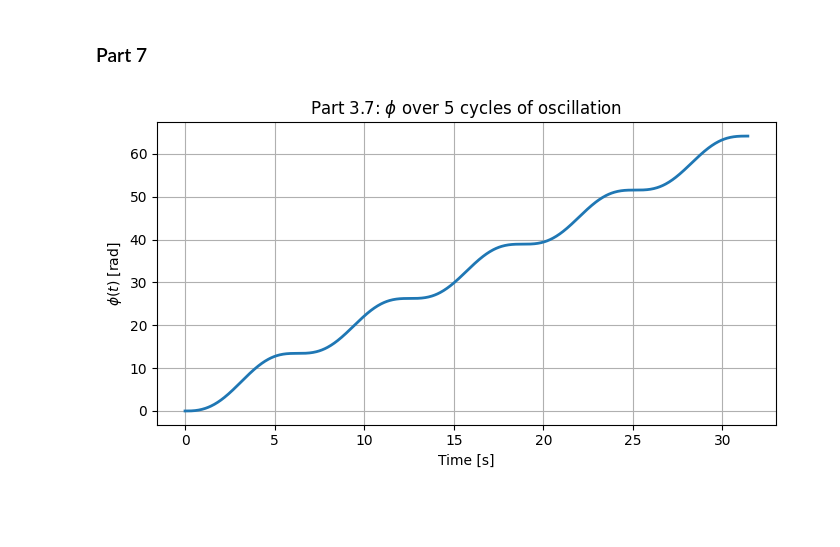
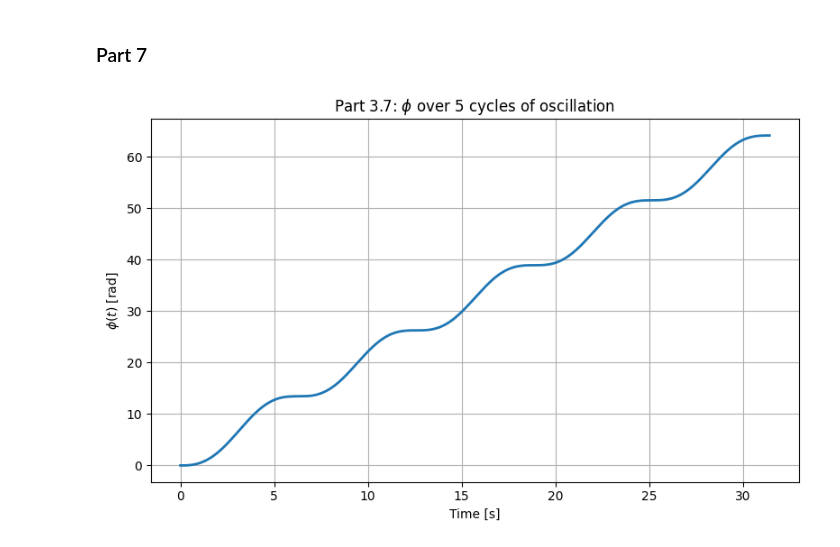
Before and after one commit to brvndon266/MAE_269_Bioinspired_Mobile_Robotics, a Jupyter notebook: HW2/HW2.ipynb, the cells around one changed output. Saved outputs shown, nothing was run; the diff lists cells and outputs as text; code cells hidden in the pictures; blank space fills up the shorter version.

```diff
--- a/HW2/HW2.ipynb
+++ b/HW2/HW2.ipynb
@@ -450,32 +450,32 @@ z0 = np.array([
     0.0,   # phidot
     0.0    # ldot
 ], dtype=float)
 
 # Simulate over 5 cycles
 T_cycle = 2*np.pi / omega_val
 t_final = 5 * T_cycle
 
 t_eval = np.linspace(0, t_final, 1000)
 
 sol = solve_ivp(
     fun=lambda t_num, z: hopper_dynamics(t_num, z, params),
     t_span=(0, t_final),
     y0=z0,
     t_eval=t_eval,
     rtol=1e-8,
     atol=1e-10
 )
 
 # Plot
 phi_sol = sol.y[3, :]
 
-plt.figure(figsize=(7,4))
+plt.figure(figsize=(8,5))
 plt.plot(sol.t, phi_sol, linewidth=2)
 plt.xlabel('Time [s]')
 plt.ylabel(r'$\phi(t)$ [rad]')
 plt.title(r'Part 3.7: $\phi$ over 5 cycles of oscillation')
 plt.grid(True)
 plt.tight_layout()
 plt.show()
 # %% [output]
-[figure, old version]
+[figure, new version]
```
Also changed, not shown: parts of 2 cells of this notebook, 3 other files.
